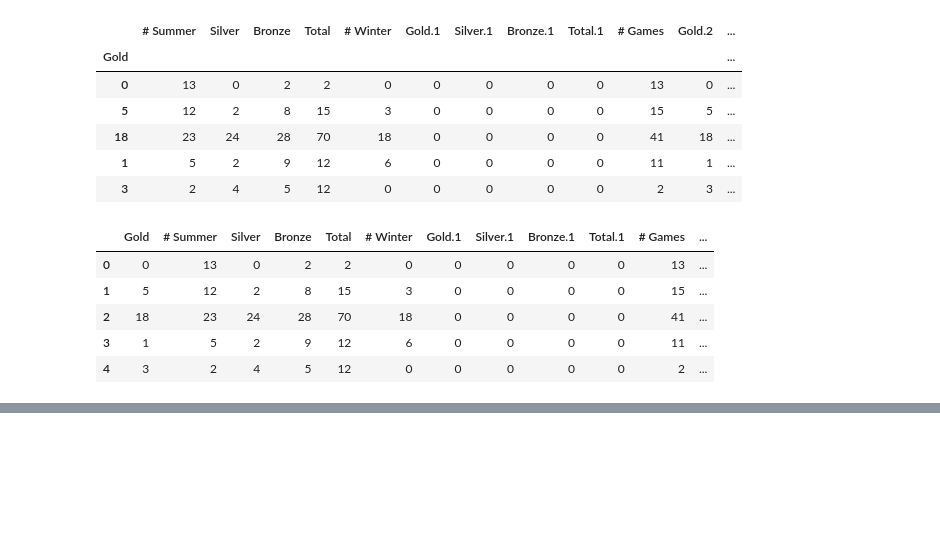
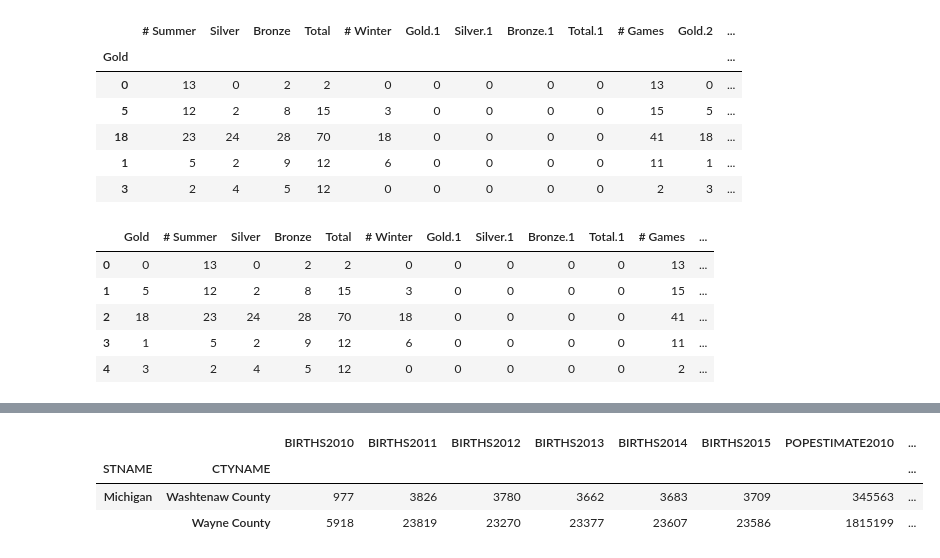
Before and after one commit to marinsarbulescu/jupiter, a Jupyter notebook: Marin.ipynb, the cells around one changed output, grey strips where cells are left out. Saved outputs shown, nothing was run; the diff lists cells and outputs as text; code cells hidden in the pictures; blank space fills up the shorter version.

```diff
--- a/Marin.ipynb
+++ b/Marin.ipynb
@@ -269,0 +380,9 @@ df.head()
+# %%
+# Return record based on multiple hierarchical indexes
+df.loc[ [('Michigan', 'Washtenaw County'),
+         ('Michigan', 'Wayne County')] ]
+# %% [output]
+|  |  | BIRTHS2010 | BIRTHS2011 | BIRTHS2012 | BIRTHS2013 | BIRTHS2014 | BIRTHS2015 | POPESTIMATE2010 | ... |
+| STNAME | CTYNAME |  |  |  |  |  |  |  | ... |
+| Michigan | Washtenaw County | 977 | 3826 | 3780 | 3662 | 3683 | 3709 | 345563 | ... |
+|  | Wayne County | 5918 | 23819 | 23270 | 23377 | 23607 | 23586 | 1815199 | ... |
```
Also changed, not shown: parts of 10 cells of this notebook.
